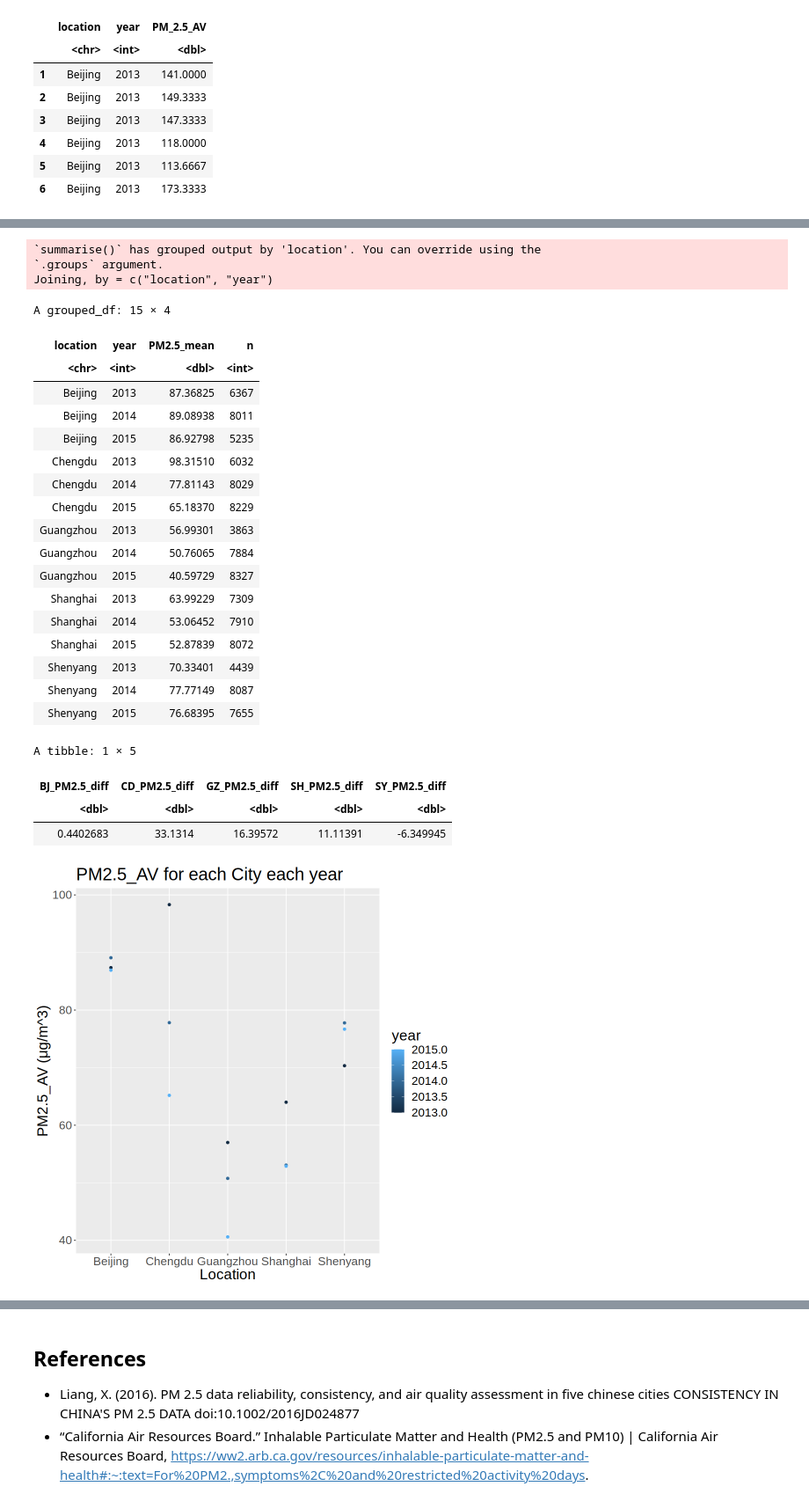
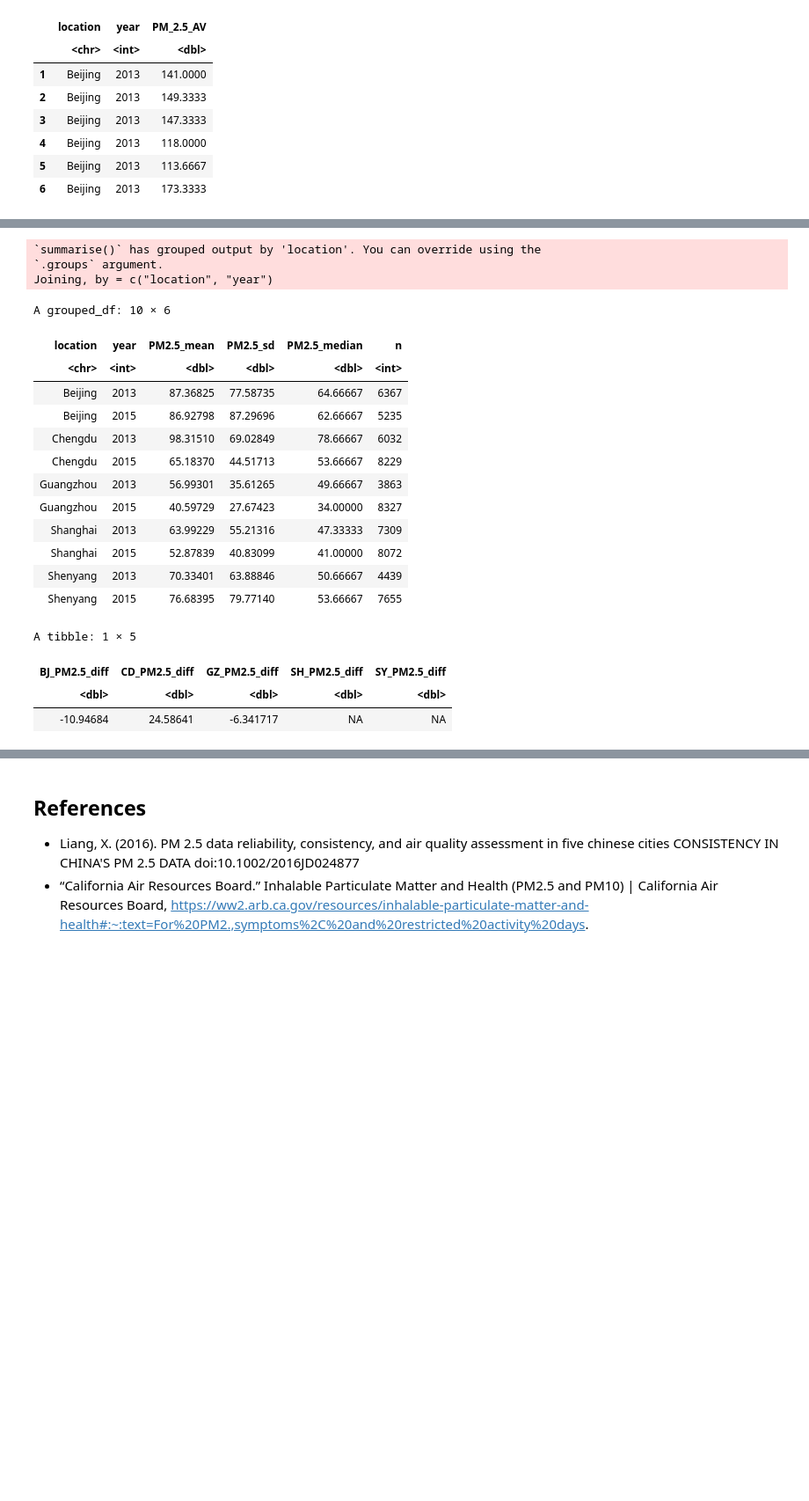
Before and after one commit to Nick-2003/STAT-201-Group-46-Project, a Jupyter notebook: STAT_201_Group_46_Project_Proposal.ipynb, the cells around one changed output, grey strips where cells are left out. Shown at 88% size. Cells and saved outputs as stored; diff of their text form; code cells hidden in the pictures; blank space fills up the shorter version.

```diff
--- a/STAT_201_Group_46_Project_Proposal.ipynb
+++ b/STAT_201_Group_46_Project_Proposal.ipynb
@@ -254,66 +242,55 @@ The data below consists of summary data for the overall population:
 # %%
 countChinaDates <- total_PM2.5_AV %>%
     group_by(location, year) %>%
     tally()
 
 total_PM2.5_AV_pop_data <- total_PM2.5_AV %>%
+    filter(year != 2014) %>%
     group_by(location, year) %>%
     summarize(
-        PM2.5_mean = mean(PM_2.5_AV)
-        # ,
-        # PM2.5_se = sd(PM_2.5_AV) / sqrt(length(PM_2.5_AV))
+        PM2.5_mean = mean(PM_2.5_AV),
+        PM2.5_sd = sd(PM_2.5_AV),
+        PM2.5_median = median(PM_2.5_AV)
     ) %>%
     inner_join(countChinaDates)
+# %>%
+#     pivot_wider(names_from = c(location, year), values_from = c(PM2.5_mean, PM2.5_sd, n))
+
 # total_PM2.5_AV_pop_data <- total_PM2.5_AV %>%
 #     group_by(location, year) %>%
 #     summarize(PM2.5_mean = mean(PM_2.5_AV)) %>%
 #     inner_join(countChinaDates)
 total_PM2.5_AV_pop_data
 
 total_PM2.5_AV_diff <- tibble(
     BJ_PM2.5_diff = total_PM2.5_AV_pop_data$PM2.5_mean[1] - total_PM2.5_AV_pop_data$PM2.5_mean[3],
     CD_PM2.5_diff = total_PM2.5_AV_pop_data$PM2.5_mean[4] - total_PM2.5_AV_pop_data$PM2.5_mean[6],
     GZ_PM2.5_diff = total_PM2.5_AV_pop_data$PM2.5_mean[7] - total_PM2.5_AV_pop_data$PM2.5_mean[9],
     SH_PM2.5_diff = total_PM2.5_AV_pop_data$PM2.5_mean[10] - total_PM2.5_AV_pop_data$PM2.5_mean[12],
     SY_PM2.5_diff = total_PM2.5_AV_pop_data$PM2.5_mean[13] - total_PM2.5_AV_pop_data$PM2.5_mean[15],
 )
 total_PM2.5_AV_diff
-
-options(repr.plot.width = 8, repr.plot.height = 8)
-total_PM2.5_AV_dot_plot <- ggplot() +
-    geom_point(data = total_PM2.5_AV_pop_data, aes(x = location, y = PM2.5_mean, colour = year)) +
-    ylab('PM2.5_AV (μg/m^3)') +
-    xlab('Location') +
-    ggtitle('PM2.5_AV for each City each year') +
-    theme(text = element_text(size = 20))
-total_PM2.5_AV_dot_plot
 # %% [output]
 `summarise()` has grouped output by 'location'. You can override using the
 `.groups` argument.
 Joining, by = c("location", "year")
-A grouped_df: 15 × 4
+A grouped_df: 10 × 6
-| location | year | PM2.5_mean | n |
-| <chr> | <int> | <dbl> | <int> |
-| Beijing | 2013 | 87.36825 | 6367 |
-| Beijing | 2014 | 89.08938 | 8011 |
-| Beijing | 2015 | 86.92798 | 5235 |
-| Chengdu | 2013 | 98.31510 | 6032 |
-| Chengdu | 2014 | 77.81143 | 8029 |
-| Chengdu | 2015 | 65.18370 | 8229 |
-| Guangzhou | 2013 | 56.99301 | 3863 |
-| Guangzhou | 2014 | 50.76065 | 7884 |
-| Guangzhou | 2015 | 40.59729 | 8327 |
-| Shanghai | 2013 | 63.99229 | 7309 |
-| Shanghai | 2014 | 53.06452 | 7910 |
-| Shanghai | 2015 | 52.87839 | 8072 |
-| Shenyang | 2013 | 70.33401 | 4439 |
-| Shenyang | 2014 | 77.77149 | 8087 |
-| Shenyang | 2015 | 76.68395 | 7655 |
+| location | year | PM2.5_mean | PM2.5_sd | PM2.5_median | n |
+| <chr> | <int> | <dbl> | <dbl> | <dbl> | <int> |
+| Beijing | 2013 | 87.36825 | 77.58735 | 64.66667 | 6367 |
+| Beijing | 2015 | 86.92798 | 87.29696 | 62.66667 | 5235 |
+| Chengdu | 2013 | 98.31510 | 69.02849 | 78.66667 | 6032 |
+| Chengdu | 2015 | 65.18370 | 44.51713 | 53.66667 | 8229 |
+| Guangzhou | 2013 | 56.99301 | 35.61265 | 49.66667 | 3863 |
+| Guangzhou | 2015 | 40.59729 | 27.67423 | 34.00000 | 8327 |
+| Shanghai | 2013 | 63.99229 | 55.21316 | 47.33333 | 7309 |
+| Shanghai | 2015 | 52.87839 | 40.83099 | 41.00000 | 8072 |
+| Shenyang | 2013 | 70.33401 | 63.88846 | 50.66667 | 4439 |
+| Shenyang | 2015 | 76.68395 | 79.77140 | 53.66667 | 7655 |
 A tibble: 1 × 5
 | BJ_PM2.5_diff | CD_PM2.5_diff | GZ_PM2.5_diff | SH_PM2.5_diff | SY_PM2.5_diff |
 | <dbl> | <dbl> | <dbl> | <dbl> | <dbl> |
-| 0.4402683 | 33.1314 | 16.39572 | 11.11391 | -6.349945 |
+| -10.94684 | 24.58641 | -6.341717 | NA | NA |
-[figure, removed]
 # %% [markdown]
 ## Methods: Plan
 
```
Also changed, not shown: parts of 13 cells of this notebook.
